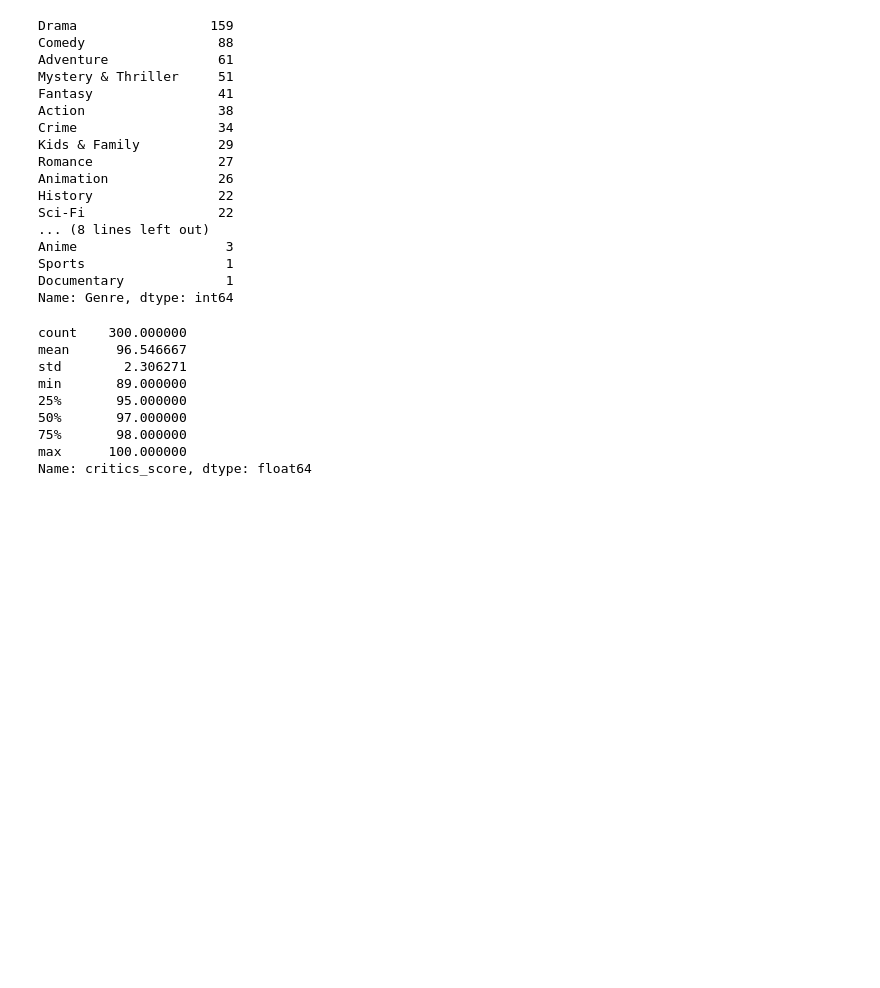
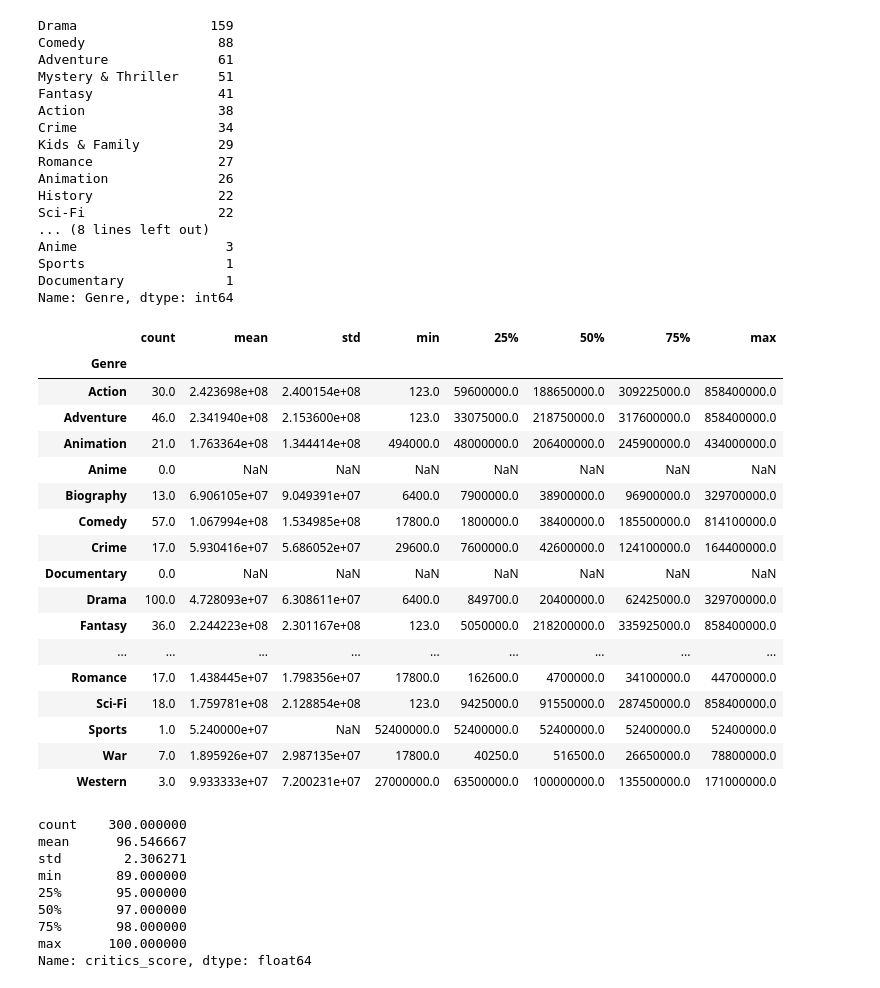
Before and after one commit to LSE-ME204/me204-2024-project-chodani, a Jupyter notebook: notebooks/NB03-EDA-and-Dataviz.ipynb, the cells around one changed output. Drawn from its saved outputs; the diff is of its cells as text; code cells hidden in the pictures; blank space fills up the shorter version.

```diff
--- a/notebooks/NB03-EDA-and-Dataviz.ipynb
+++ b/notebooks/NB03-EDA-and-Dataviz.ipynb
@@ -92,6 +92,27 @@ Anime                   3
 Sports                  1
 Documentary             1
 Name: Genre, dtype: int64
+# %%
+top_df.explode('Genre').groupby('Genre')['revenue'].describe()
+# %% [output]
+|  | count | mean | std | min | 25% | 50% | 75% | max |
+| Genre |  |  |  |  |  |  |  |  |
+| Action | 30.0 | 2.423698e+08 | 2.400154e+08 | 123.0 | 59600000.0 | 188650000.0 | 309225000.0 | 858400000.0 |
+| Adventure | 46.0 | 2.341940e+08 | 2.153600e+08 | 123.0 | 33075000.0 | 218750000.0 | 317600000.0 | 858400000.0 |
+| Animation | 21.0 | 1.763364e+08 | 1.344414e+08 | 494000.0 | 48000000.0 | 206400000.0 | 245900000.0 | 434000000.0 |
+| Anime | 0.0 | NaN | NaN | NaN | NaN | NaN | NaN | NaN |
+| Biography | 13.0 | 6.906105e+07 | 9.049391e+07 | 6400.0 | 7900000.0 | 38900000.0 | 96900000.0 | 329700000.0 |
+| Comedy | 57.0 | 1.067994e+08 | 1.534985e+08 | 17800.0 | 1800000.0 | 38400000.0 | 185500000.0 | 814100000.0 |
+| Crime | 17.0 | 5.930416e+07 | 5.686052e+07 | 29600.0 | 7600000.0 | 42600000.0 | 124100000.0 | 164400000.0 |
+| Documentary | 0.0 | NaN | NaN | NaN | NaN | NaN | NaN | NaN |
+| Drama | 100.0 | 4.728093e+07 | 6.308611e+07 | 6400.0 | 849700.0 | 20400000.0 | 62425000.0 | 329700000.0 |
+| Fantasy | 36.0 | 2.244223e+08 | 2.301167e+08 | 123.0 | 5050000.0 | 218200000.0 | 335925000.0 | 858400000.0 |
+| ... | ... | ... | ... | ... | ... | ... | ... | ... |
+| Romance | 17.0 | 1.438445e+07 | 1.798356e+07 | 17800.0 | 162600.0 | 4700000.0 | 34100000.0 | 44700000.0 |
+| Sci-Fi | 18.0 | 1.759781e+08 | 2.128854e+08 | 123.0 | 9425000.0 | 91550000.0 | 287450000.0 | 858400000.0 |
+| Sports | 1.0 | 5.240000e+07 | NaN | 52400000.0 | 52400000.0 | 52400000.0 | 52400000.0 | 52400000.0 |
+| War | 7.0 | 1.895926e+07 | 2.987135e+07 | 17800.0 | 40250.0 | 516500.0 | 26650000.0 | 78800000.0 |
+| Western | 3.0 | 9.933333e+07 | 7.200231e+07 | 27000000.0 | 63500000.0 | 100000000.0 | 135500000.0 | 171000000.0 |
 # %%
 top_df['critics_score'].describe()
 # %% [output]
```
Also changed, not shown: parts of 4 cells of this notebook, 1 other file.
